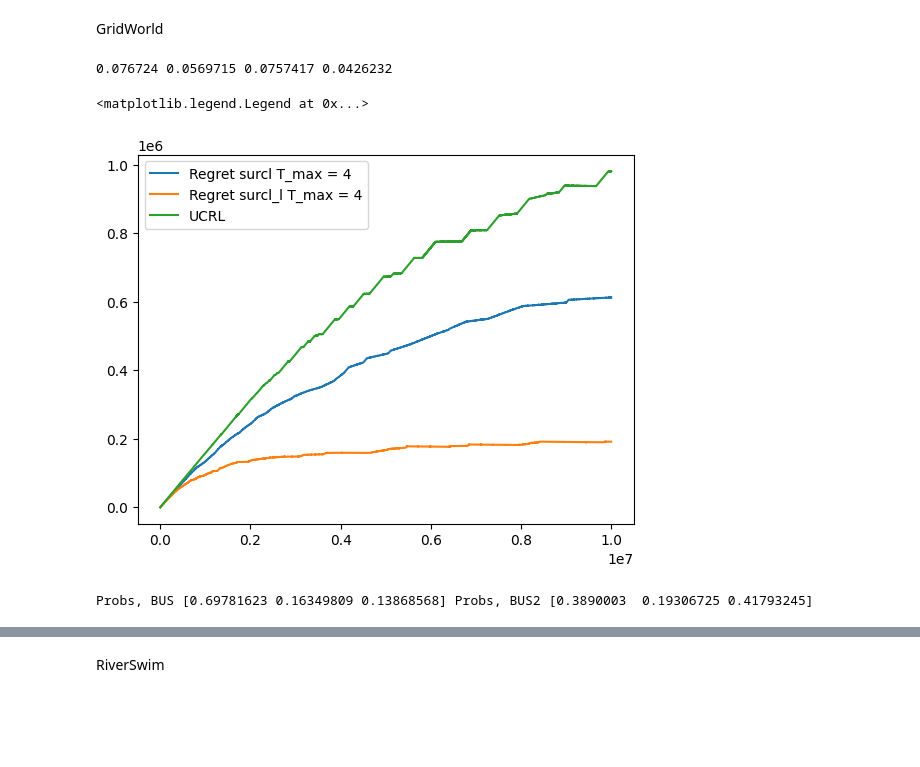
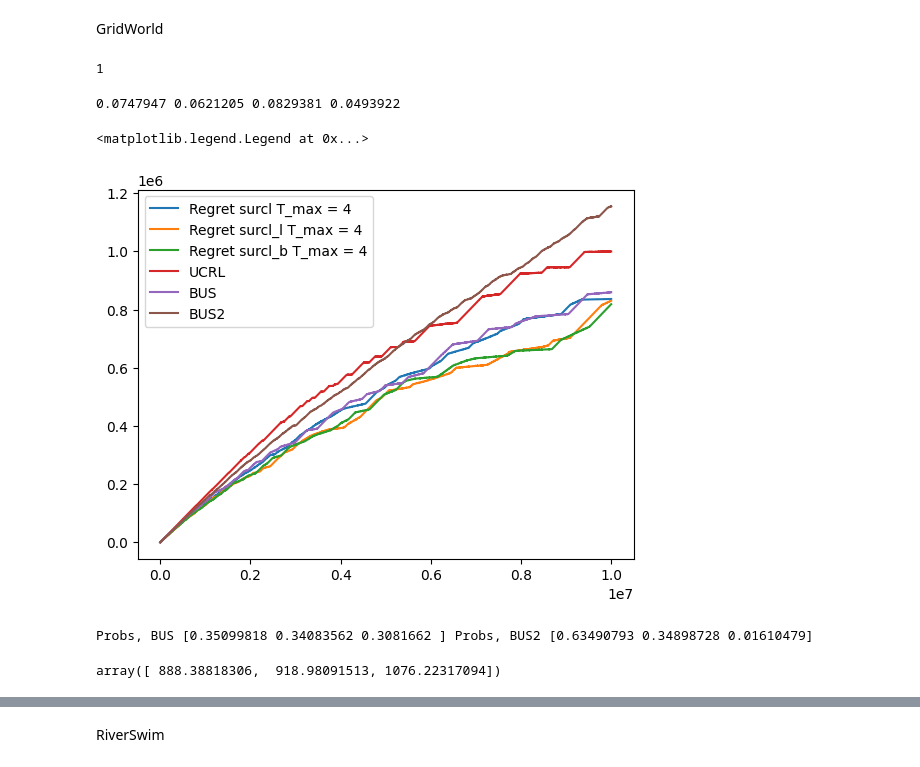
Before and after one commit to Asbjoern00/Bachelor_code, a Jupyter notebook: experiments.ipynb, the cells around one changed output, grey strips where cells are left out. Drawn from its saved outputs; the diff is of its cells as text; code cells hidden in the pictures; blank space fills up the shorter version.

```diff
--- a/experiments.ipynb
+++ b/experiments.ipynb
@@ -18,20 +20,31 @@ import matplotlib.pyplot as plt
 # %% [markdown]
 GridWorld
 # %%
+# Npte we use input deltas such that the statements hold with probability delta=0.05
+
 env_smdp = gw.grid_world(nS=36, T_max=4)
 env_ucrl = gw.grid_world(nS=36, T_max=1)
 ucrl_naive = ucrl.UCRL2(nS=36, nA = 4, delta = 0.05)
-smdp_ucrl = ucrlS.UCRL_SMDP(nS = 36, nA = 4, delta = 0.05, b_r=1,b_tau=1,sigma_r=1/2, sigma_tau=None, r_max=1,tau_min=1, tau_max=None, T_max = 1,imprv=False)
+smdp_ucrl = ucrlS.UCRL_SMDP(nS = 36, nA = 4, delta = 0.05, b_r=1,b_tau=1,sigma_r=None, sigma_tau=None, r_max=1,tau_min=1, tau_max=None, T_max = 4,imprv=0)
 # propose new confidence sets.
-smdp_ucrl_l = ucrlS.UCRL_SMDP(nS = 36, nA = 4, delta = 0.05, b_r=1,b_tau=1,sigma_r=1/2, sigma_tau=None, r_max=1,tau_min=1, tau_max=None, T_max = 1,imprv=True)
+smdp_ucrl_l = ucrlS.UCRL_SMDP(nS = 36, nA = 4, delta = 0.05/6, b_r=1,b_tau=1,sigma_r=None, sigma_tau=None, r_max=1,tau_min=1, tau_max=None, T_max = 4,imprv=1)
+# propose new Brunskill-confidence sets.
+smdp_ucrl_b = ucrlS.UCRL_SMDP(nS = 36, nA = 4, delta = 0.05/6, b_r=1,b_tau=1,sigma_r=None, sigma_tau=None, r_max=1,tau_min=1, tau_max=None, T_max = 4,imprv=2)
 
-Bus_ucrl = ucrlS.BUS(nS = 36, nA = 4, delta = 0.05, b_r=1,b_tau=1,sigma_r=1/2, sigma_tau=None, r_max=1,tau_min=1, tau_max=None, T_max_grid = np.array([2,4,6]))
-Bus2_ucrl = ucrlS.BUS2(nS = 36, nA = 4, delta = 0.05, b_r=1,b_tau=1,sigma_r=1/2,r_max=1,tau_min=1, T_max_grid = np.array([2,4,6]))
+Bus_ucrl = ucrlS.BUS(nS = 36, nA = 4, delta = 0.05, b_r=1,b_tau=1,sigma_r=None, sigma_tau=None, r_max=1,tau_min=1, tau_max=None, T_max_grid = np.array([2,4,6]),imprv=0)
+Bus2_ucrl = ucrlS.BUS2(nS = 36, nA = 4, delta = 0.05, b_r=1,b_tau=1,r_max=1,tau_min=1, T_max_grid = np.array([2,4,6]),imprv=0)
+Bus3_ucrl = ucrlS.BUS2(nS = 36, nA = 4, delta = 0.05, b_r=1,b_tau=1,r_max=1,tau_min=1, T_max_grid = np.array([2,4,6]),imprv=0)
+
+
 _,_,_,gstar = utils.VI(env_ucrl)
+print(smdp_ucrl.b_r)
+# %% [output]
+1
 # %%
 reward_ucrl,tau_ucrl = utils.run_experiment(env_ucrl, ucrl_naive, T = 10**7)
 reward_sucrl,tau_sucrl = utils.run_experiment(env_smdp, smdp_ucrl, T = 10**7)
 reward_sucrl_l,tau_sucrl_l = utils.run_experiment(env_smdp, smdp_ucrl_l, T = 10**7)
+reward_sucrl_b,tau_sucrl_b = utils.run_experiment(env_smdp, smdp_ucrl_b, T = 10**7)
 # %%
 reward_bus,tau_bus = utils.run_experiment(env_smdp, Bus_ucrl, T = 10**7)
 
@@ -43,30 +56,33 @@ np.mean(reward_bus),
 np.mean(reward_bus2)
 )
 # %% [output]
-0.076724 0.0569715 0.0757417 0.0426232
+0.0747947 0.0621205 0.0829381 0.0493922
 # %%
 regret_ucrl = utils.calc_regret(reward=reward_ucrl, tau = tau_ucrl, optimal_gain=gstar)
 regret_sucrl = utils.calc_regret(reward=reward_sucrl, tau = tau_sucrl, optimal_gain=gstar)
 regret_sucrl_l = utils.calc_regret(reward=reward_sucrl_l, tau = tau_sucrl_l, optimal_gain=gstar)
+regret_sucrl_b = utils.calc_regret(reward=reward_sucrl_b, tau = tau_sucrl_b, optimal_gain=gstar)
 # %%
 regrets_bus = utils.calc_regret(reward=reward_bus, tau = tau_bus, optimal_gain=gstar)
 regrets_bus2 = utils.calc_regret(reward=reward_bus2, tau = tau_bus2, optimal_gain=gstar)
 # %%
 plt.plot(regret_sucrl, label = "Regret surcl T_max = 4")
 plt.plot(regret_sucrl_l, label = "Regret surcl_l T_max = 4")
+plt.plot(regret_sucrl_b, label = "Regret surcl_b T_max = 4")
 
 
 
 plt.plot(regret_ucrl, label = "UCRL")
-#plt.plot(regrets_bus, label = "BUS")
+plt.plot(regrets_bus, label = "BUS")
 
-#plt.plot(regrets_bus2, label = "BUS2")
+plt.plot(regrets_bus2, label = "BUS2")
 plt.legend()
 # %% [output]
 <matplotlib.legend.Legend at 0x...>
-[figure, old version]
+[figure, new version]
 # %%
 print("Probs, BUS",Bus_ucrl.current_sample_prop , "Probs, BUS2", Bus2_ucrl.current_sample_prop)
-#Bus_ucrl.n_episodes
+Bus2_ucrl.loss_grid
 # %% [output]
-Probs, BUS [0.69781623 0.16349809 0.13868568] Probs, BUS2 [0.3890003  0.19306725 0.41793245]
+Probs, BUS [0.35099818 0.34083562 0.3081662 ] Probs, BUS2 [0.63490793 0.34898728 0.01610479]
+array([ 888.38818306,  918.98091513, 1076.22317094])
```
Also changed, not shown: parts of 15 cells of this notebook, 5 other files.
